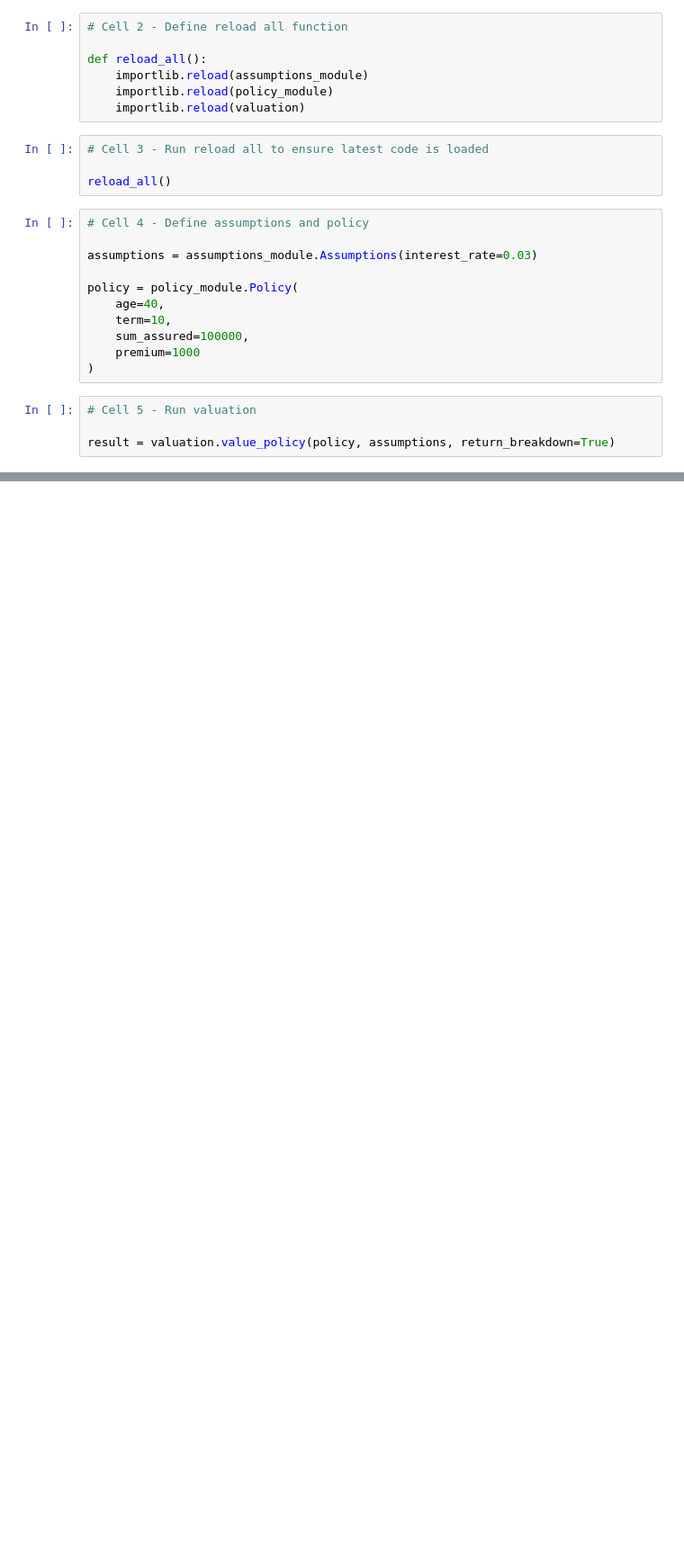
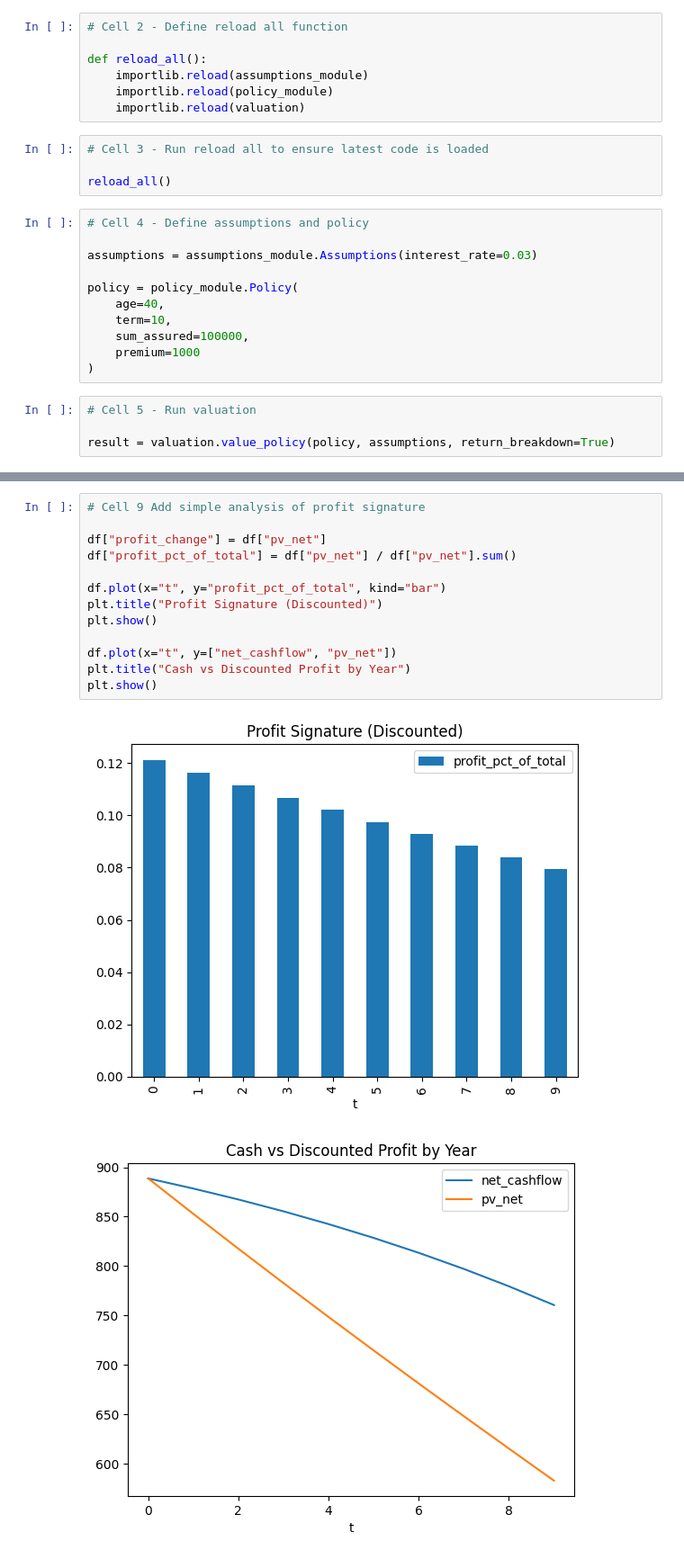
Before and after one commit to asehdev1994/actuarial-life-model-engine, a Jupyter notebook: notebooks/model_testing.ipynb, the cells around one changed output, grey strips where cells are left out. Shown at 90% size. Cells and saved outputs as stored; diff of their text form; blank space fills up the shorter version.

```diff
--- a/notebooks/model_testing.ipynb
+++ b/notebooks/model_testing.ipynb
@@ -86,0 +87,16 @@ plt.show()
+# %%
+# Cell 9 Add simple analysis of profit signature
+
+df["profit_change"] = df["pv_net"]
+df["profit_pct_of_total"] = df["pv_net"] / df["pv_net"].sum()
+
+df.plot(x="t", y="profit_pct_of_total", kind="bar")
+plt.title("Profit Signature (Discounted)")
+plt.show()
+
+df.plot(x="t", y=["net_cashflow", "pv_net"])
+plt.title("Cash vs Discounted Profit by Year")
+plt.show()
+# %% [output]
+[figure, added]
+[figure, added]
```
Also changed, not shown: parts of 3 cells of this notebook, 1 other file.
